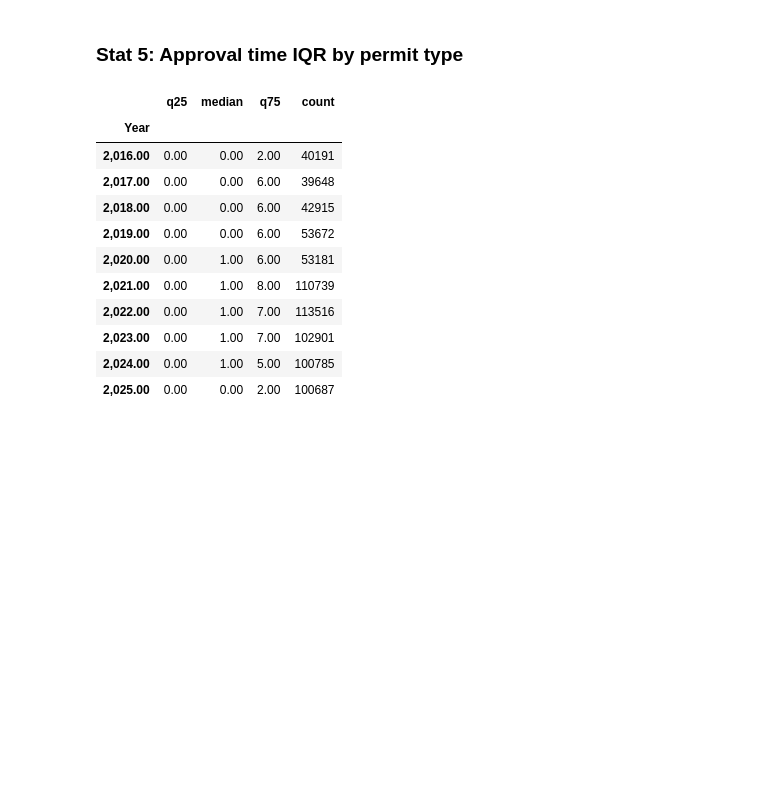
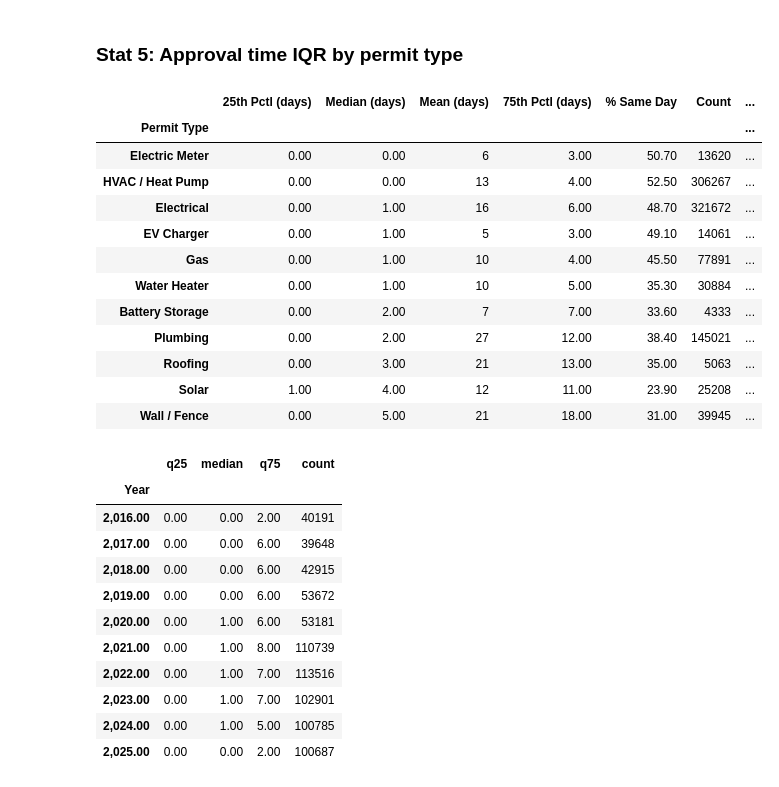
Before and after one commit to Permit-Power/ad_hoc, a Jupyter notebook: notebooks/shovels_permit_analysis.ipynb, the cells around one changed output. Drawn from its saved outputs; the diff is of its cells as text; code cells hidden in the pictures; blank space fills up the shorter version.

```diff
--- a/notebooks/shovels_permit_analysis.ipynb
+++ b/notebooks/shovels_permit_analysis.ipynb
@@ -244,7 +274,7 @@ Slowest 25% of jurisdictions (median >= 4 days): median = 8 days
 # %%
 # Filter to 2022-2024 and valid fees
 
-single_trade_permits['FEES'] = pd.to_numeric(recent['FEES'], errors='coerce')
+single_trade_permits['FEES'] = pd.to_numeric(single_trade_permits['FEES'], errors='coerce')
 fees = single_trade_permits[single_trade_permits['FEES'] > 0]
 
 # Median fee per jurisdiction
@@ -330,46 +360,67 @@ PERMIT_TYPE_LABELS = {
     'WALL_FENCE':     'Wall / Fence',
     'WINDOW_DOOR':    'Window / Door',
     'ROOFING':        'Roofing',
     'ELECTRICAL':     'Electrical',
     'ELECTRIC_METER': 'Electric Meter',
     'HVAC_HEAT_PUMP': 'HVAC / Heat Pump',
     'EV_CHARGER':     'EV Charger',
     'SOLAR':          'Solar',
     'BATTERY':        'Battery Storage',
     'WATER_HEATER':   'Water Heater',
     'GAS':            'Gas',
     'PLUMBING':       'Plumbing',
 }
 
-melted = single_trade_permits[permit_cols + ['Approval_Time']].melt(
-    id_vars='Approval_Time',
+melted = single_trade_permits[permit_cols + ['Approval_Time', 'FEES']].melt(
+    id_vars=['Approval_Time', 'FEES'],
     var_name='permit_type',
     value_name='flag'
 )
 melted = melted[melted['flag'].astype(str).str.upper() == 'TRUE']
+melted['FEES'] = pd.to_numeric(melted['FEES'], errors='coerce')
+fees_nonzero = melted['FEES'].replace(0, pd.NA)
 
 result = (
-    melted.groupby('permit_type')['Approval_Time']
+    melted.groupby('permit_type')
     .agg(
-        q25=lambda x: x.quantile(0.25),
-        median='median',
-        mean='mean',
-        q75=lambda x: x.quantile(0.75),
-        pct_same_day=lambda x: (x == 0).mean() * 100,
-        count='count'
+        q25=('Approval_Time', lambda x: x.quantile(0.25)),
+        median=('Approval_Time', 'median'),
+        mean=('Approval_Time', 'mean'),
+        q75=('Approval_Time', lambda x: x.quantile(0.75)),
+        pct_same_day=('Approval_Time', lambda x: (x == 0).mean() * 100),
+        count=('Approval_Time', 'count'),
+        fees_median=('FEES', lambda x: x[x > 0].median()),
+        fees_mean=('FEES', lambda x: x[x > 0].mean()),
     )
     .query('count > 20')
     .sort_values('median')
     .rename(index=PERMIT_TYPE_LABELS)
 )
 result.index.name = 'Permit Type'
-result['q25'] = result['q25'].round(1)
-result['median'] = result['median'].round(1)
-result['mean'] = result['mean'].round(0).astype(int)
-result['q75'] = result['q75'].round(1)
-result['pct_same_day'] = result['pct_same_day'].round(1)
-result.columns = ['25th Pctl (days)', 'Median (days)', 'Mean (days)', '75th Pctl (days)', '% Same Day', 'Count']
+result['q25']         = result['q25'].round(1)
+result['median']      = result['median'].round(1)
+result['mean']        = result['mean'].round(0).astype(int)
+result['q75']         = result['q75'].round(1)
+result['pct_same_day']= result['pct_same_day'].round(1)
+result['fees_median'] = result['fees_median'].round(0)
+result['fees_mean']   = result['fees_mean'].round(0)
+result.columns = ['25th Pctl (days)', 'Median (days)', 'Mean (days)', '75th Pctl (days)',
+                  '% Same Day', 'Count', 'Median Fee ($)', 'Mean Fee ($)']
 
 with pd.option_context('display.max_rows', None):
     display(result)
+# %% [output]
+|  | 25th Pctl (days) | Median (days) | Mean (days) | 75th Pctl (days) | % Same Day | Count | ... |
+| Permit Type |  |  |  |  |  |  | ... |
+| Electric Meter | 0.00 | 0.00 | 6 | 3.00 | 50.70 | 13620 | ... |
+| HVAC / Heat Pump | 0.00 | 0.00 | 13 | 4.00 | 52.50 | 306267 | ... |
+| Electrical | 0.00 | 1.00 | 16 | 6.00 | 48.70 | 321672 | ... |
+| EV Charger | 0.00 | 1.00 | 5 | 3.00 | 49.10 | 14061 | ... |
+| Gas | 0.00 | 1.00 | 10 | 4.00 | 45.50 | 77891 | ... |
+| Water Heater | 0.00 | 1.00 | 10 | 5.00 | 35.30 | 30884 | ... |
+| Battery Storage | 0.00 | 2.00 | 7 | 7.00 | 33.60 | 4333 | ... |
+| Plumbing | 0.00 | 2.00 | 27 | 12.00 | 38.40 | 145021 | ... |
+| Roofing | 0.00 | 3.00 | 21 | 13.00 | 35.00 | 5063 | ... |
+| Solar | 1.00 | 4.00 | 12 | 11.00 | 23.90 | 25208 | ... |
+| Wall / Fence | 0.00 | 5.00 | 21 | 18.00 | 31.00 | 39945 | ... |
 # %%
```
Also changed, not shown: parts of 4 cells of this notebook, 2 other files.
